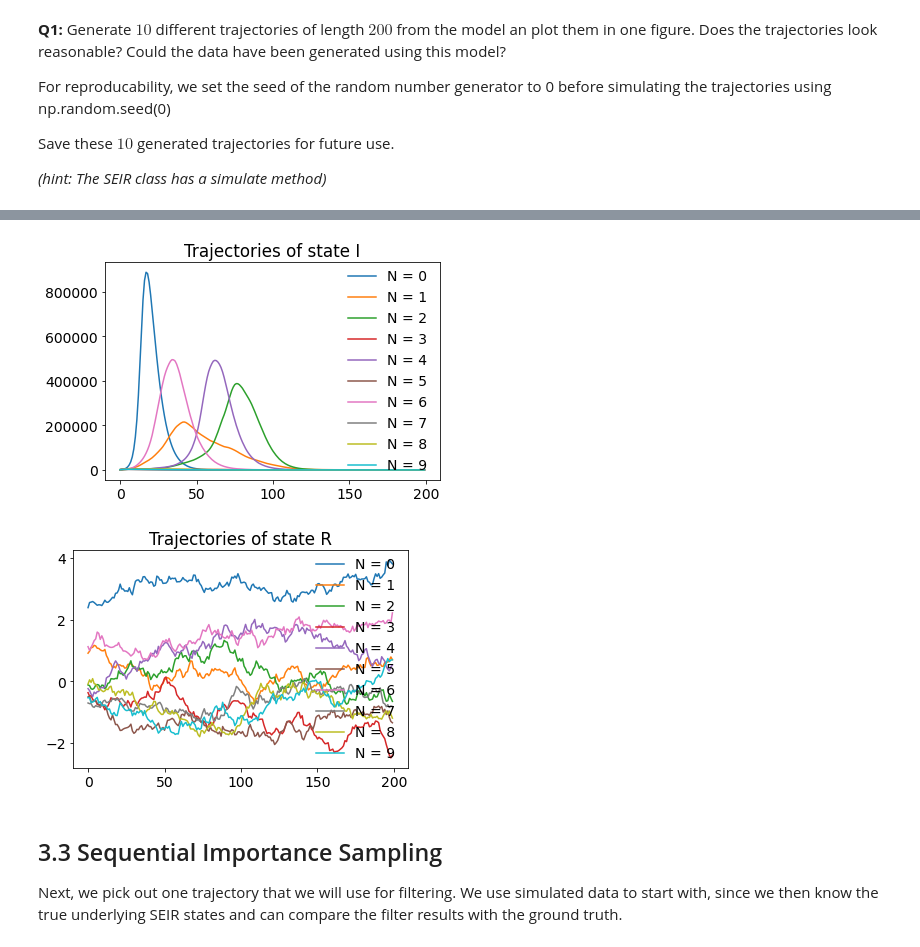
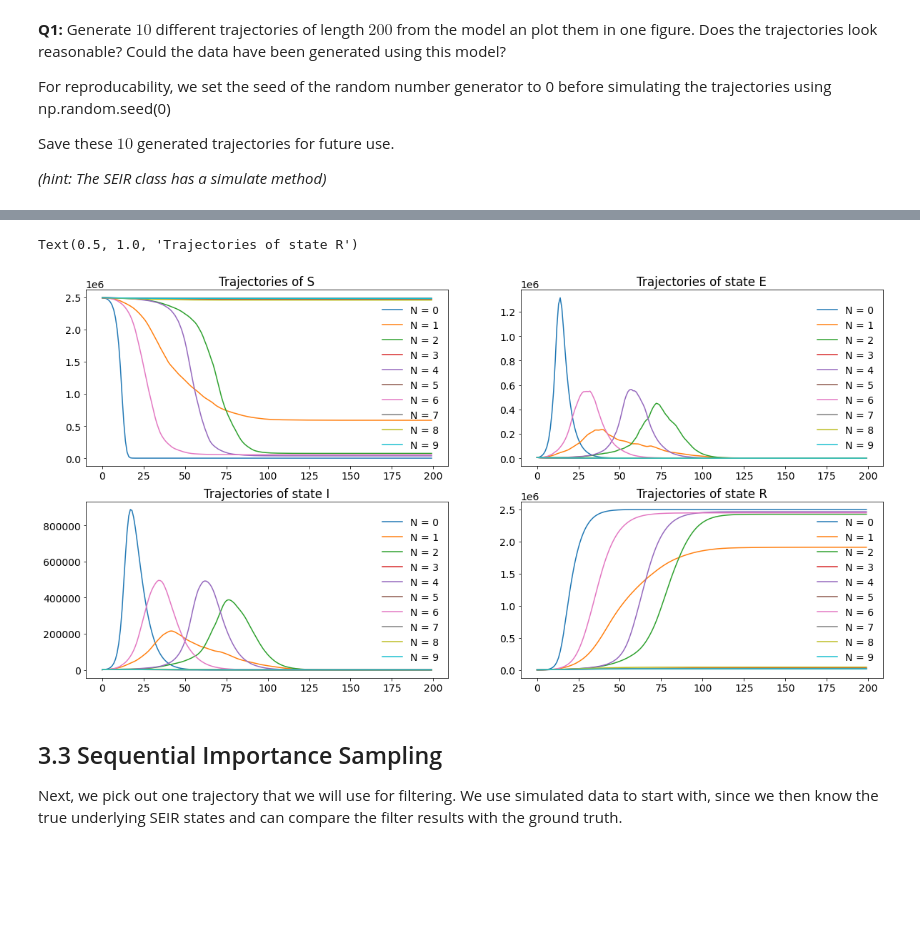
Before and after one commit to jrakhshanda/Time-Series-Sequence-Learning, a Jupyter notebook: tssl_lab3.ipynb, the cells around one changed output, grey strips where cells are left out. Saved outputs shown, nothing was run; the diff lists cells and outputs as text; code cells hidden in the pictures; blank space fills up the shorter version.

```diff
--- a/tssl_lab3.ipynb
+++ b/tssl_lab3.ipynb
@@ -101,4 +100,4 @@ alphas = sim[0]
 s_t = alphas[0,:,:]
 e_t = alphas[1,:,:]
 i_t = alphas[2,:,:]
-r_t = alphas[3,:,:]
+r_t = population_size - e_t - i_t - s_t
@@ -121,19 +104,31 @@ plt.show()
-# %%
-for i in range(10):
-  plt.plot(T,i_t[i,:], label = 'N = {}'.format(i))
-  plt.legend(loc='right', frameon=False)
-plt.title('Trajectories of state I')
-plt.show()
-# %% [output]
-[figure, removed]
-# %%
-for i in range(10):
-  plt.plot(T,r_t[i,:], label = 'N = {}'.format(i))
-  plt.legend(loc='right', frameon=False)
-plt.title('Trajectories of state R')
-plt.show()
-# %% [output]
-[figure, removed]
+# %%
+plt.rcParams["figure.figsize"] = (20,10)
+plt.subplot(221)
+for i in range(10):
+  plt.plot(T,s_t[i,:], label = 'N = {}'.format(i))
+  plt.legend(loc='right', frameon=False)
+plt.title('Trajectories of S')
+
+plt.subplot(222)
+for i in range(10):
+  plt.plot(T,e_t[i,:], label = 'N = {}'.format(i))
+  plt.legend(loc='right', frameon=False)
+plt.title('Trajectories of state E')
+
+plt.subplot(223)
+for i in range(10):
+  plt.plot(T,i_t[i,:], label = 'N = {}'.format(i))
+  plt.legend(loc='right', frameon=False)
+plt.title('Trajectories of state I')
+
+plt.subplot(224)
+for i in range(10):
+  plt.plot(T,r_t[i,:], label = 'N = {}'.format(i))
+  plt.legend(loc='right', frameon=False)
+plt.title('Trajectories of state R')
+# %% [output]
+Text(0.5, 1.0, 'Trajectories of state R')
+[figure, added]
 # %% [markdown]
 ## 3.3 Sequential Importance Sampling
 
```
Also changed, not shown: parts of 13 cells of this notebook.
